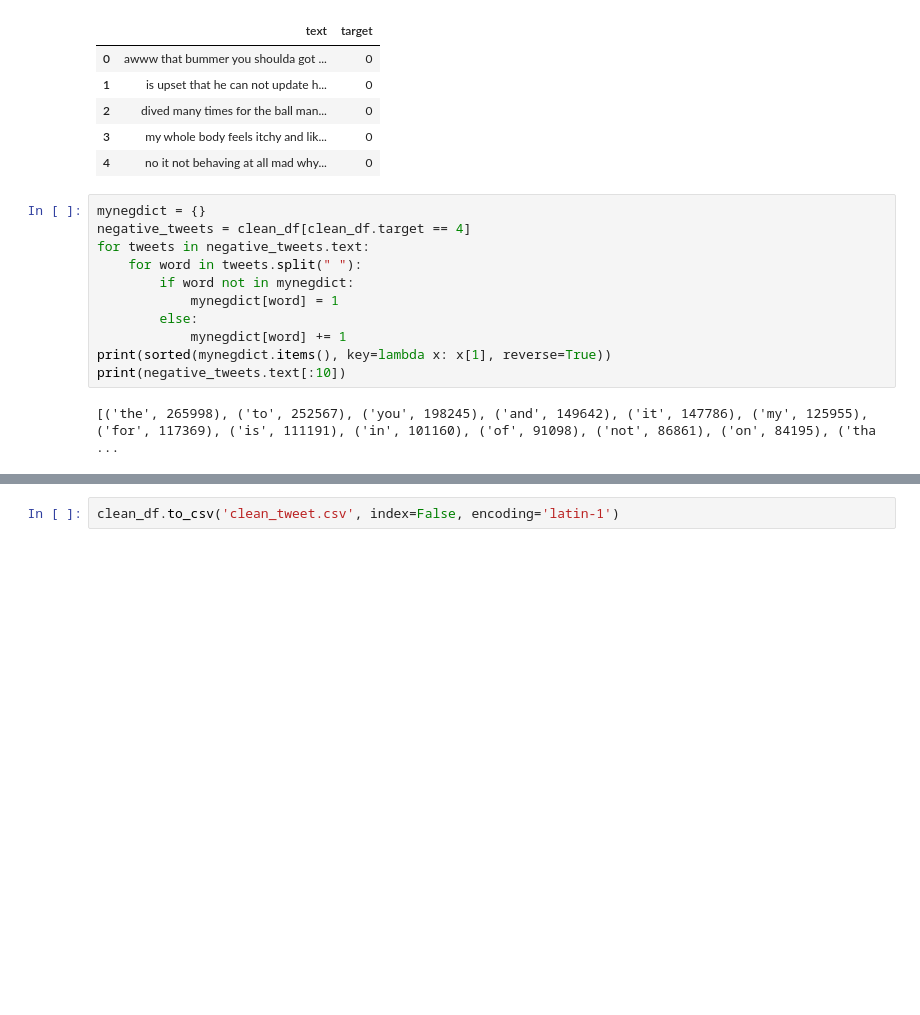
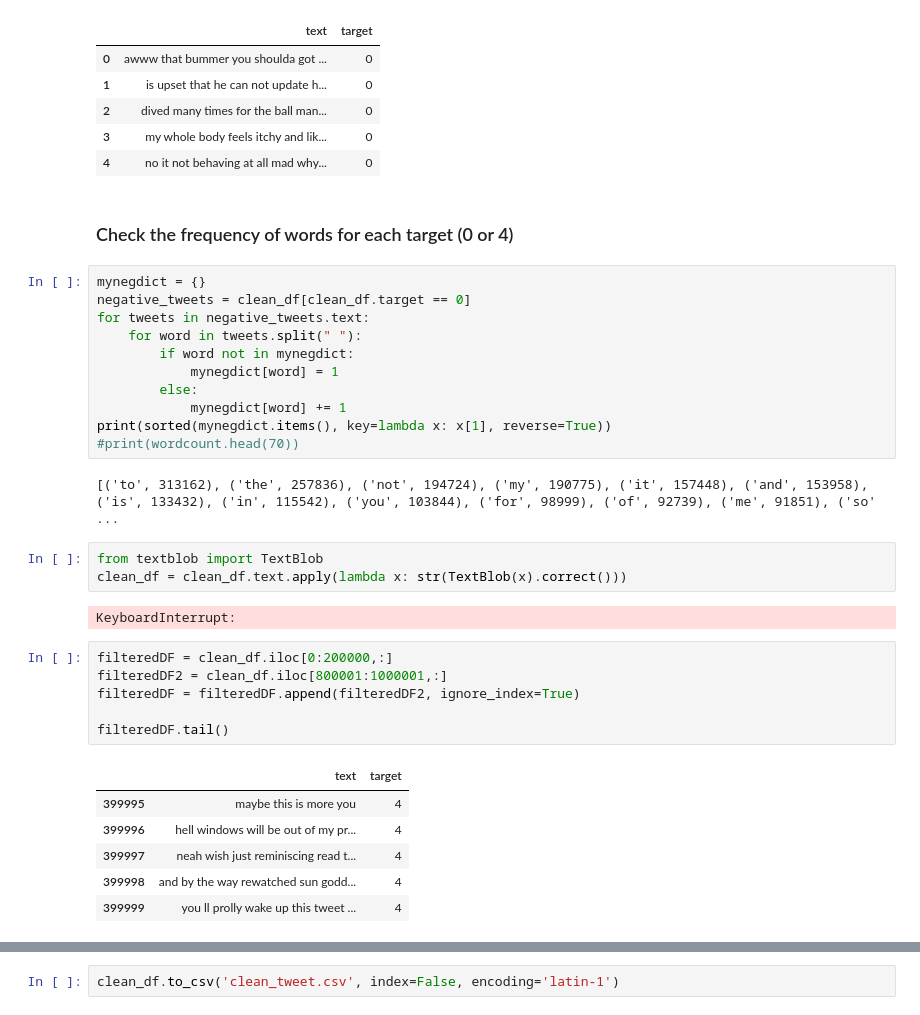
Before and after one commit to Finesomtoe/sentimentanalysis, a Jupyter notebook: MainProject/Twitter Sentiment Analysis.ipynb, the cells around one changed output, grey strips where cells are left out. Drawn from its saved outputs; the diff is of its cells as text; blank space fills up the shorter version.

```diff
--- a/MainProject/Twitter Sentiment Analysis.ipynb
+++ b/MainProject/Twitter Sentiment Analysis.ipynb
@@ -329,9 +329,11 @@ clean_df.head()
 | 2 | dived many times for the ball man... | 0 |
 | 3 | my whole body feels itchy and lik... | 0 |
 | 4 | no it not behaving at all mad why... | 0 |
+# %% [markdown]
+### Check the frequency of words for each target (0 or 4)
 # %%
 mynegdict = {}
-negative_tweets = clean_df[clean_df.target == 4]
+negative_tweets = clean_df[clean_df.target == 0]
 for tweets in negative_tweets.text:
     for word in tweets.split(" "):
         if word not in mynegdict:
@@ -339,6 +341,24 @@ for tweets in negative_tweets.text:
         else:
             mynegdict[word] += 1
 print(sorted(mynegdict.items(), key=lambda x: x[1], reverse=True))
-print(negative_tweets.text[:10])
+#print(wordcount.head(70))
 # %% [output]
-[('the', 265998), ('to', 252567), ('you', 198245), ('and', 149642), ('it', 147786), ('my', 125955), ('for', 117369), ('is', 111191), ('in', 101160), ('of', 91098), ('not', 86861), ('on', 84195), ('tha ...
+[('to', 313162), ('the', 257836), ('not', 194724), ('my', 190775), ('it', 157448), ('and', 153958), ('is', 133432), ('in', 115542), ('you', 103844), ('for', 98999), ('of', 92739), ('me', 91851), ('so' ...
+# %%
+from textblob import TextBlob
+clean_df = clean_df.text.apply(lambda x: str(TextBlob(x).correct()))
+# %% [output]
+KeyboardInterrupt:
+# %%
+filteredDF = clean_df.iloc[0:200000,:]
+filteredDF2 = clean_df.iloc[800001:1000001,:]
+filteredDF = filteredDF.append(filteredDF2, ignore_index=True)
+
+filteredDF.tail()
+# %% [output]
+|  | text | target |
+| 399995 | maybe this is more you | 4 |
+| 399996 | hell windows will be out of my pr... | 4 |
+| 399997 | neah wish just reminiscing read t... | 4 |
+| 399998 | and by the way rewatched sun godd... | 4 |
+| 399999 | you ll prolly wake up this tweet ... | 4 |
```
Also changed, not shown: parts of 13 cells of this notebook, 4 other files.
